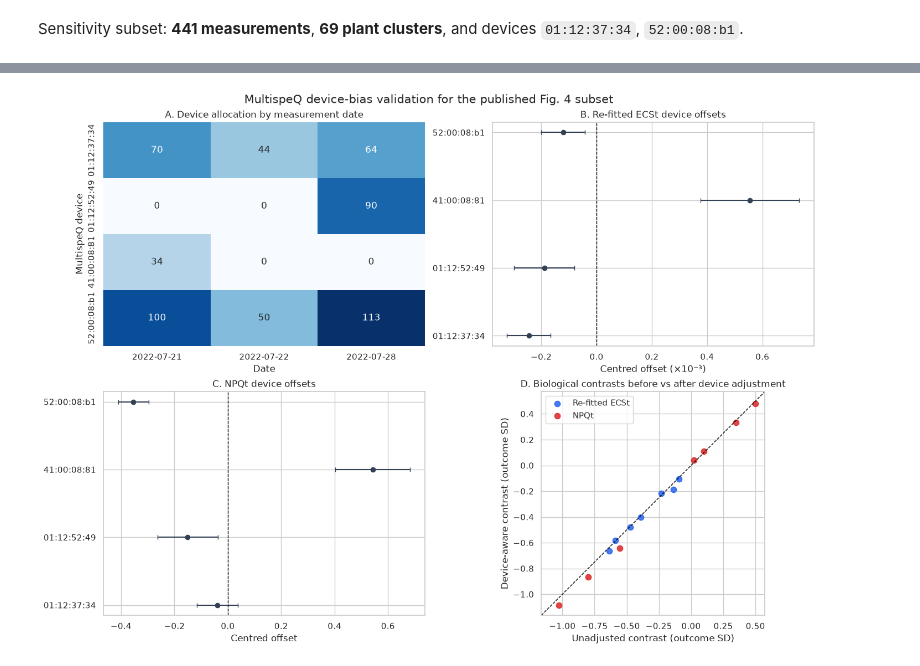
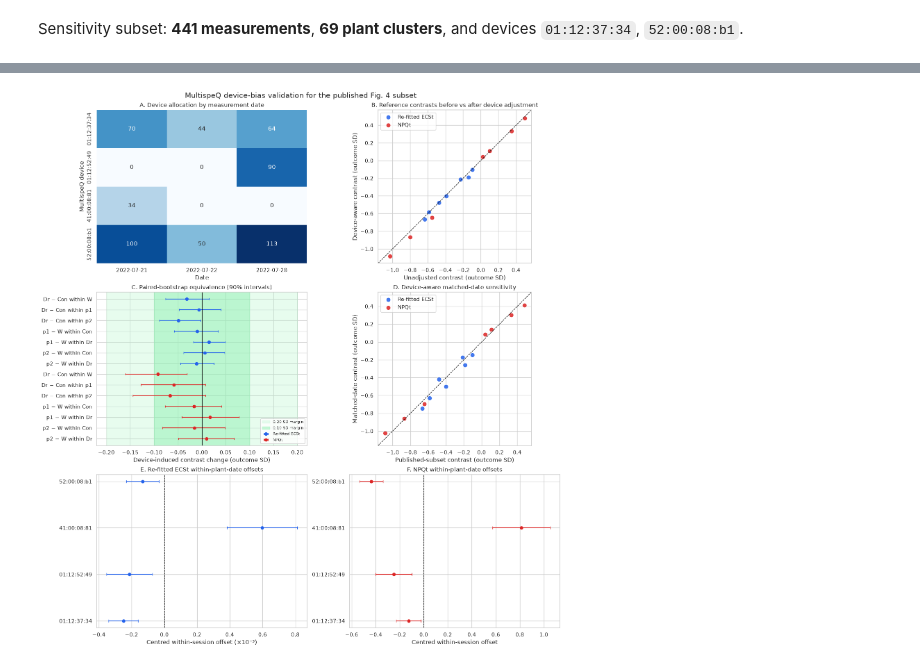
Before and after one commit to Jan-IngenHousz-Institute/kea3-tomato-ecs-refit, a Jupyter notebook: notebooks/multispeq_device_bias_validation.ipynb, the cells around one changed output, grey strips where cells are left out. Saved outputs shown, nothing was run; the diff lists cells and outputs as text; code cells hidden in the pictures.

```diff
--- a/notebooks/multispeq_device_bias_validation.ipynb
+++ b/notebooks/multispeq_device_bias_validation.ipynb
@@ -308,6 +311,11 @@ contrast_comparison["direction_changed"] = (
     np.sign(contrast_comparison["estimate_unadjusted"])
     != np.sign(contrast_comparison["estimate_device_aware"])
 )
+for model_name, indices in contrasts.groupby("model").groups.items():
+    contrasts.loc[indices, "q_value_all14"] = bh_adjust(
+        contrasts.loc[indices, "p_value"]
+    )
+
 contrast_comparison["relative_effect_change_pct"] = (
     100
     * (contrast_comparison["estimate_device_aware"] - contrast_comparison["estimate_unadjusted"])
@@ -540,60 +975,101 @@ Across all 14 contrasts, **0 changed 5% FDR significance** and **0 changed direc
 | Re-fitted ECSt | Dr − Con within p1 | -0.000278439 | 0.000327 | -0.000282241 | 0.000445 | no |
 | Re-fitted ECSt | Dr − Con within p2 | -8.20695e-05 | 0.359 | -0.000110801 | 0.174 | no |
 # %%
-fig, axes = plt.subplots(2, 2, figsize=(14, 10), constrained_layout=True)
+fig, axes = plt.subplots(3, 2, figsize=(15, 16), constrained_layout=True)
 
 sns.heatmap(device_by_date, annot=True, fmt="d", cmap="Blues", cbar=False, ax=axes[0, 0])
 axes[0, 0].set_title("A. Device allocation by measurement date")
 axes[0, 0].set_xlabel("Date")
 axes[0, 0].set_ylabel("MultispeQ device")
 
-for ax, outcome, scale in [
-    (axes[0, 1], "ECSt_calc", 1000),
-    (axes[1, 0], "NPQt", 1),
-]:
-    plot_data = device_offsets.loc[device_offsets["outcome"] == outcome].copy()
-    plot_data = plot_data.set_index("device_id").loc[category_orders["device_id"]].reset_index()
-    y = np.arange(len(plot_data))
-    x = plot_data["offset"].to_numpy() * scale
-    xerr = np.vstack([
-        (plot_data["offset"] - plot_data["ci_low"]).to_numpy() * scale,
-        (plot_data["ci_high"] - plot_data["offset"]).to_numpy() * scale,
-    ])
-    ax.errorbar(x, y, xerr=xerr, fmt="o", color="#334155", capsize=3)
-    ax.axvline(0, color="black", lw=1, ls="--")
-    ax.set_yticks(y, plot_data["device_id"])
-    ax.set_xlabel("Centred offset" + (" (×10⁻³)" if outcome == "ECSt_calc" else ""))
-    ax.set_title(
-        ("B. Re-fitted ECSt device offsets" if outcome == "ECSt_calc"
-         else "C. NPQt device offsets")
-    )
-
-ax = axes[1, 1]
+ax = axes[0, 1]
 palette = {"ECSt_calc": "#2563eb", "NPQt": "#dc2626"}
 for outcome, group in contrast_comparison.groupby("outcome_unadjusted"):
     outcome_sd = analysis[outcome].std()
     ax.scatter(
         group["estimate_unadjusted"] / outcome_sd,
         group["estimate_device_aware"] / outcome_sd,
         s=55, alpha=0.85, label=OUTCOMES[outcome], color=palette[outcome],
     )
 limits = np.asarray(ax.get_xlim() + ax.get_ylim())
 low, high = limits.min(), limits.max()
 ax.plot([low, high], [low, high], color="black", ls="--", lw=1)
 ax.set_xlim(low, high)
 ax.set_ylim(low, high)
 ax.set_aspect("equal", adjustable="box")
 ax.set_xlabel("Unadjusted contrast (outcome SD)")
 ax.set_ylabel("Device-aware contrast (outcome SD)")
-ax.set_title("D. Biological contrasts before vs after device adjustment")
+ax.set_title("B. Reference contrasts before vs after device adjustment")
 ax.legend(frameon=True)
+
+ax = axes[1, 0]
+plot_equivalence = equivalence.copy()
+plot_equivalence["ci90_low_sd"] = plot_equivalence["ci90_low"] / plot_equivalence["outcome"].map(FROZEN_SD)
+plot_equivalence["ci90_high_sd"] = plot_equivalence["ci90_high"] / plot_equivalence["outcome"].map(FROZEN_SD)
+plot_equivalence = plot_equivalence.sort_values(["outcome", "contrast"]).reset_index(drop=True)
+y = np.arange(len(plot_equivalence))
+for outcome, group in plot_equivalence.groupby("outcome"):
+    positions = group.index.to_numpy()
+    ax.errorbar(
+        group["delta_sd"], positions,
+        xerr=np.vstack([
+            group["delta_sd"] - group["ci90_low_sd"],
+            group["ci90_high_sd"] - group["delta_sd"],
+        ]),
+        fmt="o", capsize=2, color=palette[outcome], label=OUTCOMES[outcome],
+    )
+ax.axvspan(-0.2, 0.2, color="#bbf7d0", alpha=0.35, label="0.20 SD margin")
+ax.axvspan(-0.1, 0.1, color="#86efac", alpha=0.45, label="0.10 SD margin")
+ax.axvline(0, color="black", lw=1)
+ax.set_yticks(y, plot_equivalence["contrast"])
+ax.invert_yaxis()
+ax.set_xlabel("Device-induced contrast change (outcome SD)")
+ax.set_title("C. Paired-bootstrap equivalence (90% intervals)")
+ax.legend(fontsize=8, loc="lower right")
+
+ax = axes[1, 1]
+matched_plot = matched_device_aware.copy()
+for outcome, group in matched_plot.groupby("outcome"):
+    ax.scatter(
+        group["estimate_reference"] / FROZEN_SD[outcome],
+        group["estimate_matched"] / FROZEN_SD[outcome],
+        s=55, alpha=0.85, label=OUTCOMES[outcome], color=palette[outcome],
+    )
+limits = np.asarray(ax.get_xlim() + ax.get_ylim())
+low, high = limits.min(), limits.max()
+ax.plot([low, high], [low, high], color="black", ls="--", lw=1)
+ax.set_xlim(low, high)
+ax.set_ylim(low, high)
+ax.set_aspect("equal", adjustable="box")
+ax.set_xlabel("Published-subset contrast (outcome SD)")
+ax.set_ylabel("Matched-date contrast (outcome SD)")
+ax.set_title("D. Device-aware matched-date sensitivity")
+ax.legend(frameon=True)
+
+for ax, outcome, scale, panel in [
+    (axes[2, 0], "ECSt_calc", 1000, "E"),
+    (axes[2, 1], "NPQt", 1, "F"),
+]:
+    plot_data = session_offsets.loc[session_offsets["outcome"] == outcome].copy()
+    plot_data = plot_data.set_index("device_id").loc[category_orders["device_id"]].reset_index()
+    y = np.arange(len(plot_data))
+    x = plot_data["offset"].to_numpy() * scale
+    xerr = np.vstack([
+        (plot_data["offset"] - plot_data["ci_low"]).to_numpy() * scale,
+        (plot_data["ci_high"] - plot_data["offset"]).to_numpy() * scale,
+    ])
+    ax.errorbar(x, y, xerr=xerr, fmt="o", color=palette[outcome], capsize=3)
+    ax.axvline(0, color="black", lw=1, ls="--")
+    ax.set_yticks(y, plot_data["device_id"])
+    ax.set_xlabel("Centred within-session offset" + (" (×10⁻³)" if outcome == "ECSt_calc" else ""))
+    ax.set_title(f"{panel}. {OUTCOMES[outcome]} within-plant-date offsets")
 
 fig.suptitle("MultispeQ device-bias validation for the published Fig. 4 subset", fontsize=15)
 figure_path = OUTPUT_DIR / "device_bias_validation.png"
 fig.savefig(figure_path, dpi=180, bbox_inches="tight")
 plt.show()
 # %% [output]
-[figure, old version]
+[figure, new version]
 # %%
 device_summary.to_csv(OUTPUT_DIR / "device_bias_summary.csv", index=False)
 device_offsets.to_csv(OUTPUT_DIR / "device_bias_offsets.csv", index=False)
```
Also changed, not shown: parts of 10 cells of this notebook, 11 other files.
